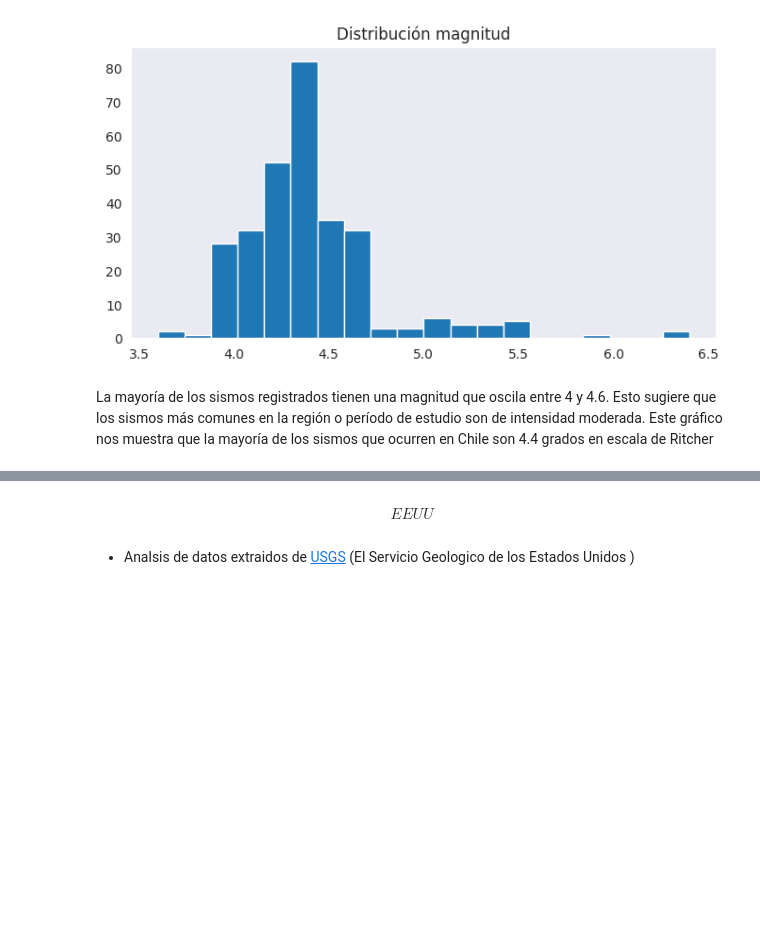
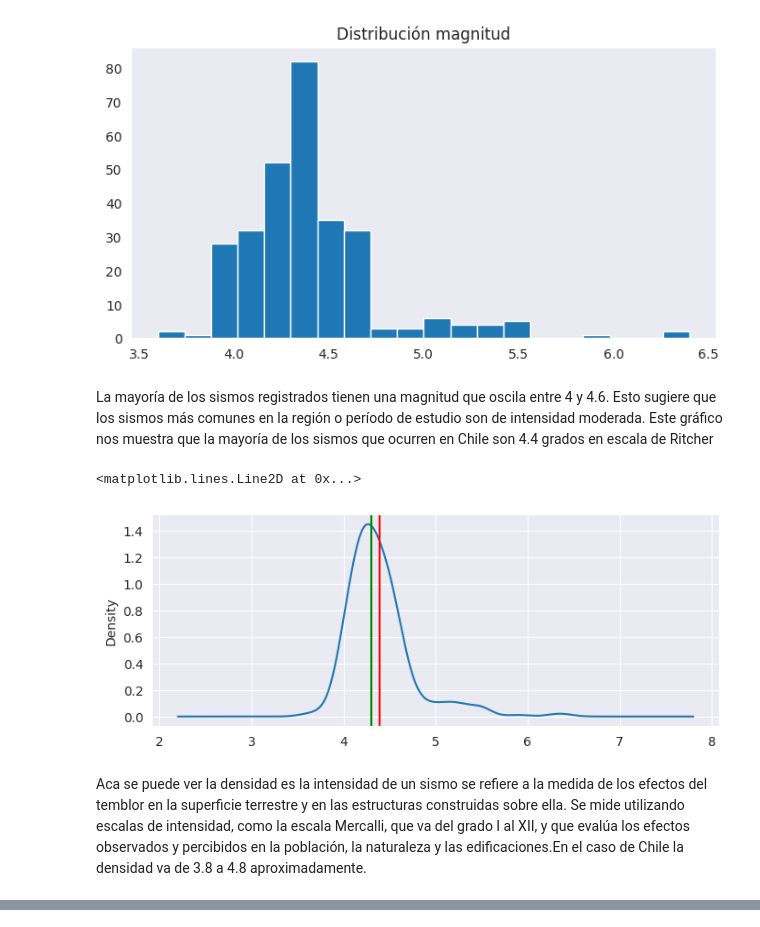
Before and after one commit to Mezgo/Quake-Alert, a Jupyter notebook: etl/EDA_ETL_chile.ipynb, the cells around one changed output, grey strips where cells are left out. Cells and saved outputs as stored; diff of their text form; code cells hidden in the pictures; blank space fills up the shorter version.

```diff
--- a/etl/EDA_ETL_chile.ipynb
+++ b/etl/EDA_ETL_chile.ipynb
@@ -280,0 +299,10 @@ df.to_json('chile.json')
+# %%
+#trazamos una línea vertical en el valor medio de los datos para verificar los valores mínimo y máximo de los datos.
+ax = df['magnitud'].plot(kind='density', figsize=(8,3))
+ax.axvline(df['magnitud'].mean(), color='red')
+ax.axvline(df['magnitud'].median(), color='green')
+# %% [output]
+<matplotlib.lines.Line2D at 0x...>
+[figure, added]
+# %% [markdown]
+Aca se puede ver la densidad es la intensidad de un sismo se refiere a la medida de los efectos del temblor en la superficie terrestre y en las estructuras construidas sobre ella. Se mide utilizando escalas de intensidad, como la escala Mercalli, que va del grado I al XII, y que evalúa los efectos observados y percibidos en la población, la naturaleza y las edificaciones.En el caso de Chile la densidad va de 3.8 a 4.8 aproximadamente.
@@ -285,9 +316,3 @@ files.download('chile.json')
 # %% [output]
 [interactive output not drawn]
 [interactive output not drawn]
-# %% [markdown]
-$$
-EEUU
-$$
-# %% [markdown]
-* Analsis de datos extraidos de [USGS](https://earthquake.usgs.gov/fdsnws/event/1/) (El Servicio Geologico de los Estados Unidos )
```
Also changed, not shown: parts of 30 cells of this notebook.
